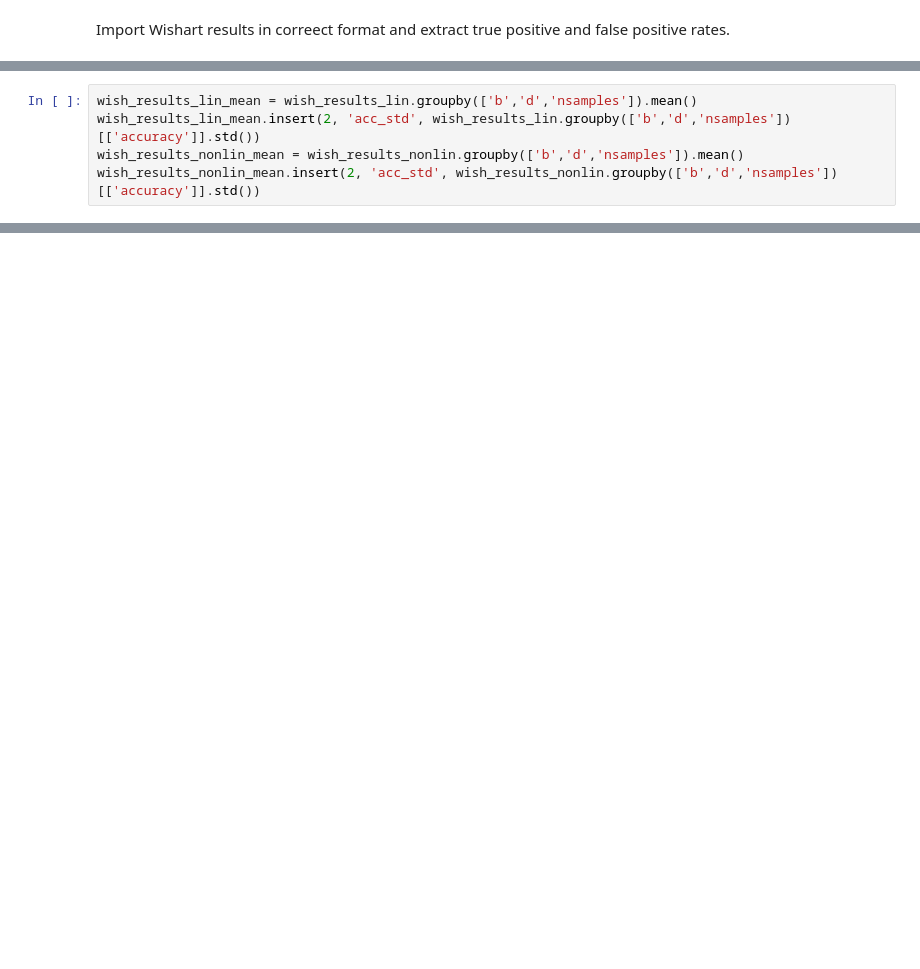
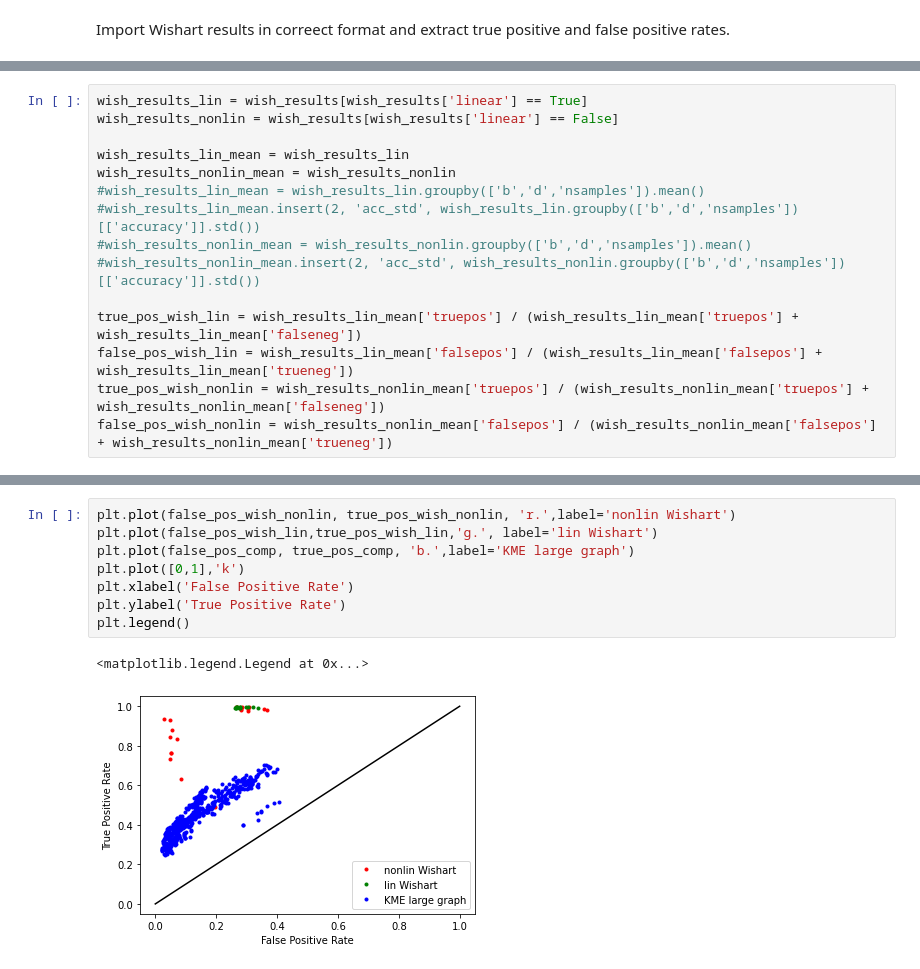
Before and after one commit to DennisZY/RCC_tetrad_constraints, a Jupyter notebook: experiment_results/hyperparam_opt/general_results/Hyperparameter experiment - varied all parameters.ipynb, the cells around one changed output, grey strips where cells are left out. Drawn from its saved outputs; the diff is of its cells as text; blank space fills up the shorter version.

```diff
--- a/experiment_results/hyperparam_opt/general_results/Hyperparameter experiment - varied all parameters.ipynb
+++ b/experiment_results/hyperparam_opt/general_results/Hyperparameter experiment - varied all parameters.ipynb
@@ -27,5 +61,15 @@ wish_results_nonlin = wish_results[wish_results['linear'] == False]
 # %%
-wish_results_lin_mean = wish_results_lin.groupby(['b','d','nsamples']).mean()
-wish_results_lin_mean.insert(2, 'acc_std', wish_results_lin.groupby(['b','d','nsamples'])[['accuracy']].std())
-wish_results_nonlin_mean = wish_results_nonlin.groupby(['b','d','nsamples']).mean()
-wish_results_nonlin_mean.insert(2, 'acc_std', wish_results_nonlin.groupby(['b','d','nsamples'])[['accuracy']].std())
+wish_results_lin = wish_results[wish_results['linear'] == True]
+wish_results_nonlin = wish_results[wish_results['linear'] == False]
+
+wish_results_lin_mean = wish_results_lin
+wish_results_nonlin_mean = wish_results_nonlin
+#wish_results_lin_mean = wish_results_lin.groupby(['b','d','nsamples']).mean()
+#wish_results_lin_mean.insert(2, 'acc_std', wish_results_lin.groupby(['b','d','nsamples'])[['accuracy']].std())
+#wish_results_nonlin_mean = wish_results_nonlin.groupby(['b','d','nsamples']).mean()
+#wish_results_nonlin_mean.insert(2, 'acc_std', wish_results_nonlin.groupby(['b','d','nsamples'])[['accuracy']].std())
+
+true_pos_wish_lin = wish_results_lin_mean['truepos'] / (wish_results_lin_mean['truepos'] + wish_results_lin_mean['falseneg'])
+false_pos_wish_lin = wish_results_lin_mean['falsepos'] / (wish_results_lin_mean['falsepos'] + wish_results_lin_mean['trueneg'])
+true_pos_wish_nonlin = wish_results_nonlin_mean['truepos'] / (wish_results_nonlin_mean['truepos'] + wish_results_nonlin_mean['falseneg'])
+false_pos_wish_nonlin = wish_results_nonlin_mean['falsepos'] / (wish_results_nonlin_mean['falsepos'] + wish_results_nonlin_mean['trueneg'])
@@ -77,3 +101,14 @@ dtype: float64
+# %%
+plt.plot(false_pos_wish_nonlin, true_pos_wish_nonlin, 'r.',label='nonlin Wishart')
+plt.plot(false_pos_wish_lin,true_pos_wish_lin,'g.', label='lin Wishart')
+plt.plot(false_pos_comp, true_pos_comp, 'b.',label='KME large graph')
+plt.plot([0,1],'k')
+plt.xlabel('False Positive Rate')
+plt.ylabel('True Positive Rate')
+plt.legend()
+# %% [output]
+<matplotlib.legend.Legend at 0x...>
+[figure, added]
 # %%
 true_pos.reset_index().corr()
 # %% [output]
```
Also changed, not shown: parts of 19 cells of this notebook, 18 other files.
